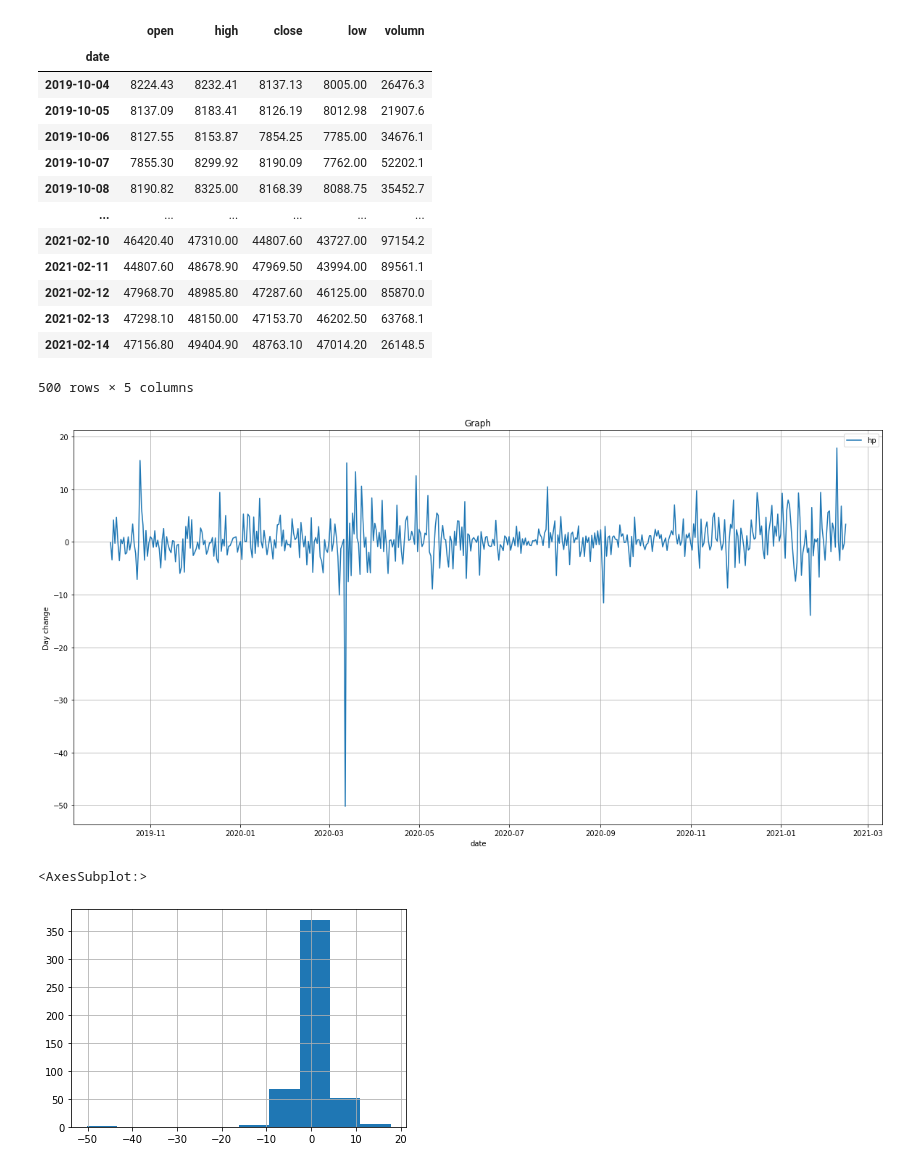
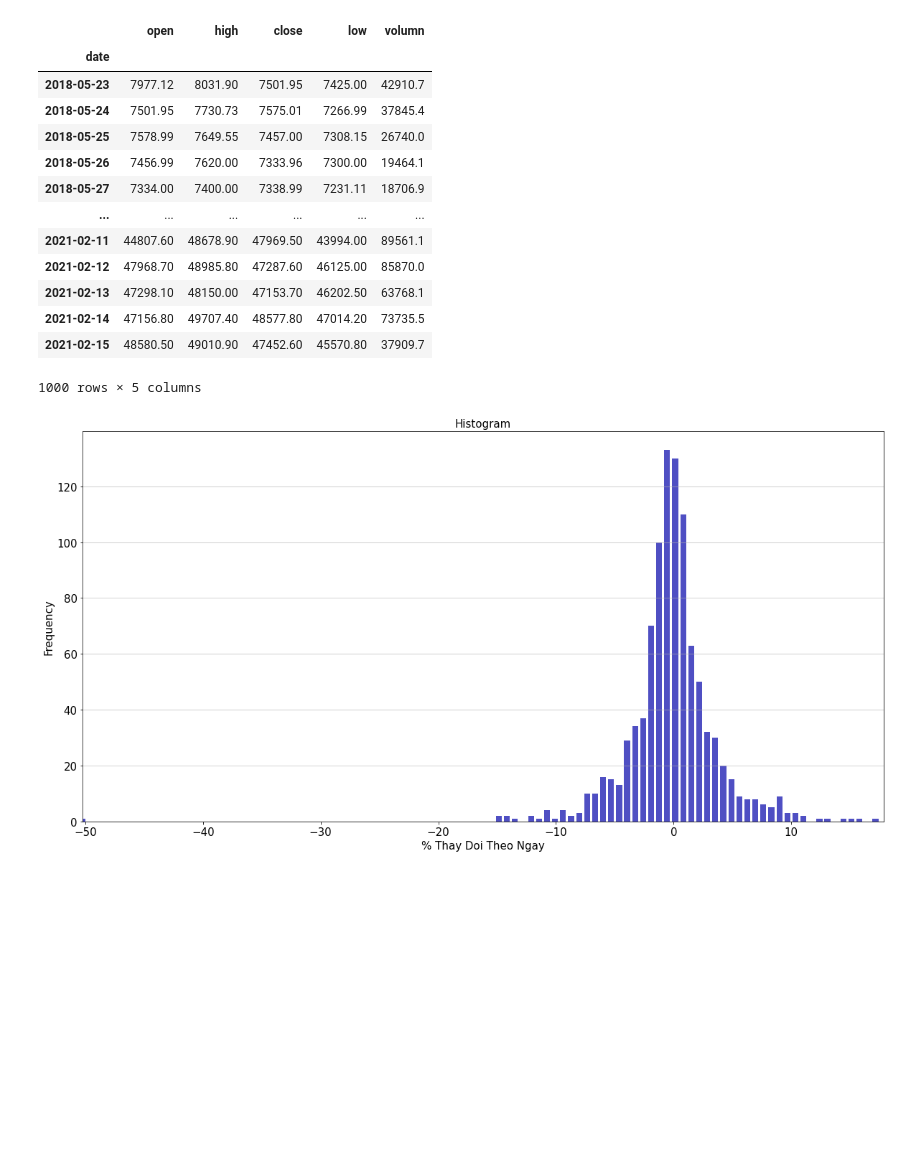
Before and after one commit to bachpx195/the_big_trade, a Jupyter notebook: python_for_finance/main.ipynb, the cells around one changed output. Saved outputs shown, nothing was run; the diff lists cells and outputs as text; code cells hidden in the pictures; blank space fills up the shorter version.

Commit message:
add histogram

```diff
--- a/python_for_finance/main.ipynb
+++ b/python_for_finance/main.ipynb
@@ -3,6 +3,9 @@ from models.candlestick import Candlestick
 import pandas as pd
 import numpy as np
 
+def logDiff(x):
+    x_diff = 100*np.log(x/x.shift(1))
+    return x_diff
 
 candlestick = Candlestick()
 
@@ -12,15 +15,15 @@ df
 # %% [output]
 |  | open | high | close | low | volumn |
 | date |  |  |  |  |  |
-| 2019-10-04 | 8224.43 | 8232.41 | 8137.13 | 8005.00 | 26476.3 |
-| 2019-10-05 | 8137.09 | 8183.41 | 8126.19 | 8012.98 | 21907.6 |
-| 2019-10-06 | 8127.55 | 8153.87 | 7854.25 | 7785.00 | 34676.1 |
-| 2019-10-07 | 7855.30 | 8299.92 | 8190.09 | 7762.00 | 52202.1 |
-| 2019-10-08 | 8190.82 | 8325.00 | 8168.39 | 8088.75 | 35452.7 |
+| 2018-05-23 | 7977.12 | 8031.90 | 7501.95 | 7425.00 | 42910.7 |
+| 2018-05-24 | 7501.95 | 7730.73 | 7575.01 | 7266.99 | 37845.4 |
+| 2018-05-25 | 7578.99 | 7649.55 | 7457.00 | 7308.15 | 26740.0 |
+| 2018-05-26 | 7456.99 | 7620.00 | 7333.96 | 7300.00 | 19464.1 |
+| 2018-05-27 | 7334.00 | 7400.00 | 7338.99 | 7231.11 | 18706.9 |
 | ... | ... | ... | ... | ... | ... |
-| 2021-02-10 | 46420.40 | 47310.00 | 44807.60 | 43727.00 | 97154.2 |
 | 2021-02-11 | 44807.60 | 48678.90 | 47969.50 | 43994.00 | 89561.1 |
 | 2021-02-12 | 47968.70 | 48985.80 | 47287.60 | 46125.00 | 85870.0 |
 | 2021-02-13 | 47298.10 | 48150.00 | 47153.70 | 46202.50 | 63768.1 |
-| 2021-02-14 | 47156.80 | 49404.90 | 48763.10 | 47014.20 | 26148.5 |
+| 2021-02-14 | 47156.80 | 49707.40 | 48577.80 | 47014.20 | 73735.5 |
+| 2021-02-15 | 48580.50 | 49010.90 | 47452.60 | 45570.80 | 37909.7 |
-500 rows × 5 columns
+1000 rows × 5 columns
@@ -31,22 +30,38 @@ def logDiff(x):
 # %%
 data = logDiff(df['close'])
 
 import matplotlib.pyplot as plt
+%matplotlib inline
 
-plt.figure(figsize=(20,10))
+# plt.figure(figsize=(20,10))
 
-plt.plot(data, label='hp')
+# plt.plot(data, label='hp')
 
-plt.xlabel('date')
-plt.ylabel('Day change')
-plt.title('Graph')
-plt.grid(True)
+# plt.xlabel('date')
+# plt.ylabel('Day change')
+# plt.title('Graph')
+# plt.grid(True)
 
-plt.legend()
+# plt.legend()
+# plt.show()
+data = np.array(data.tolist())
+data = data[~np.isnan(data)]
+
+hist,bin_edges = np.histogram(data, bins=100)
+
+# print(f"{hist},{bin_edges}")
+
+plt.figure(figsize=[20,10])
+
+plt.bar(bin_edges[:-1], hist, width = 0.5, color='#0504aa',alpha=0.7)
+plt.xlim(min(bin_edges), max(bin_edges))
+plt.grid(axis='y', alpha=0.75)
+plt.xlabel('% Thay Doi Theo Ngay',fontsize=15)
+plt.ylabel('Tan Suat',fontsize=15)
+plt.xticks(fontsize=15)
+plt.yticks(fontsize=15)
+plt.ylabel('Frequency',fontsize=15)
+plt.title('Histogram',fontsize=15)
 plt.show()
-
-data.hist()
 # %% [output]
-[figure, old version]
+[figure, new version]
-<AxesSubplot:>
-[figure, removed]
```
Also changed, not shown: parts of 1 cell of this notebook, 1 other file.
